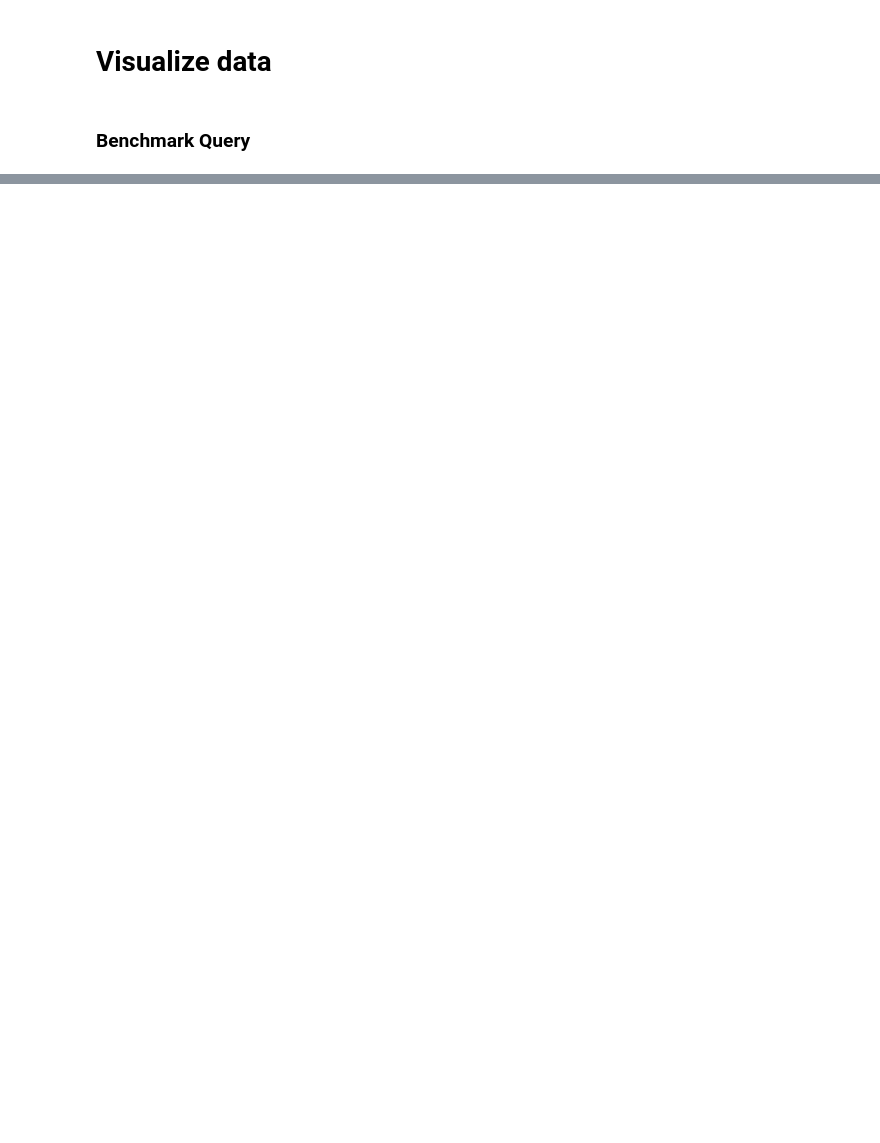
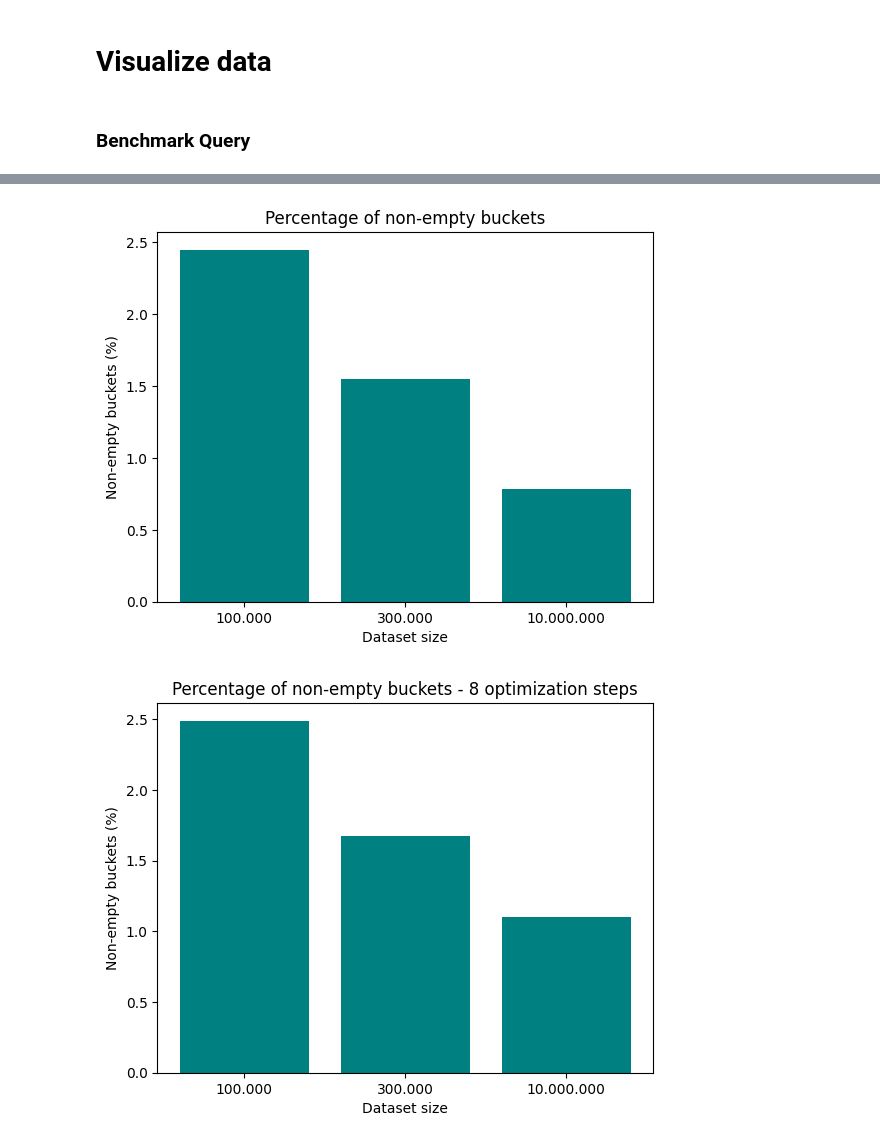
Before and after one commit to flopper123/swann, a Jupyter notebook: notebooks/notebooks/BenchmarkAnalysis.ipynb, the cells around one changed output, grey strips where cells are left out. Cells and saved outputs as stored; diff of their text form; code cells hidden in the pictures; blank space fills up the shorter version.

```diff
--- a/notebooks/notebooks/BenchmarkAnalysis.ipynb
+++ b/notebooks/notebooks/BenchmarkAnalysis.ipynb
@@ -150,0 +276,6 @@ Text(0, 0.5, 'Time (ms)')
+# %%
+visualize_bucket(bucket_dfs)
+visualize_bucket(bucket_dfs, 8)
+# %% [output]
+[figure, added]
+[figure, added]
```
Also changed, not shown: parts of 17 cells of this notebook.
